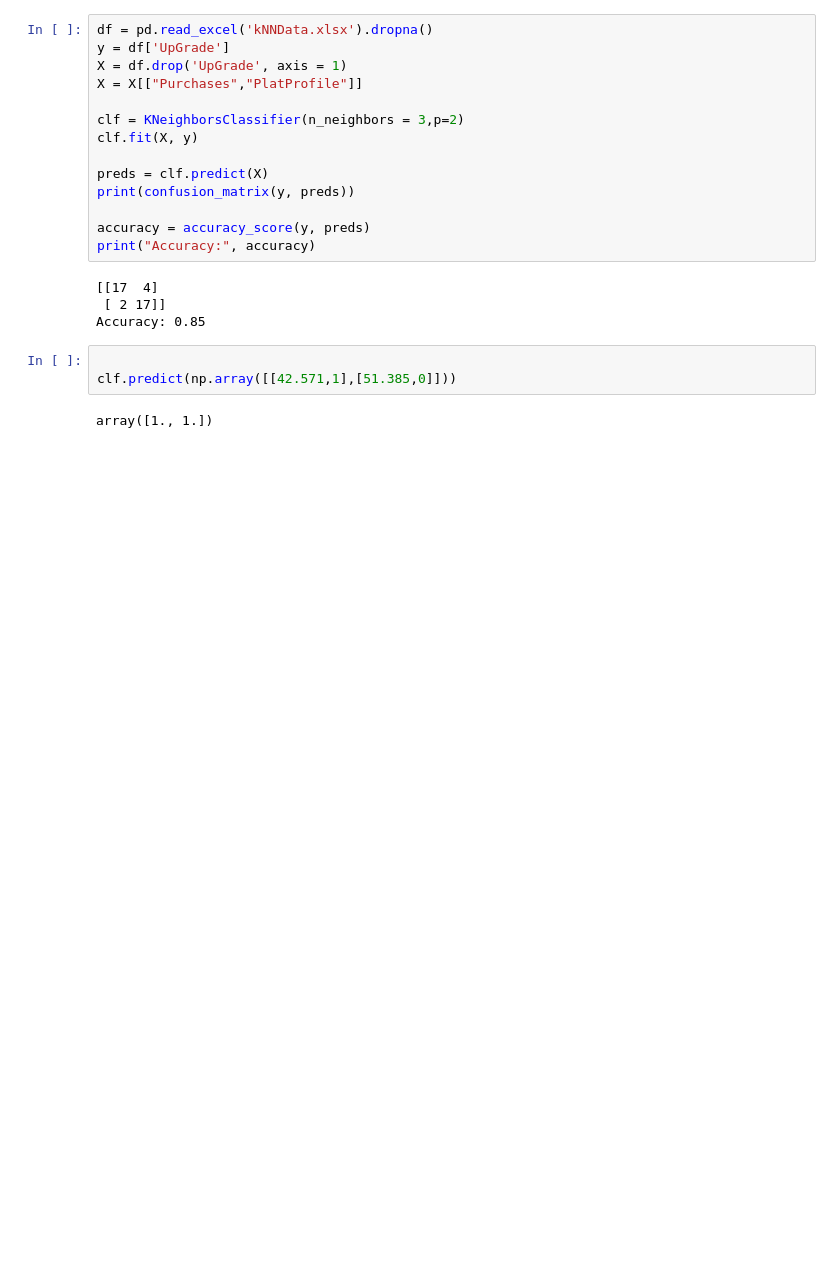
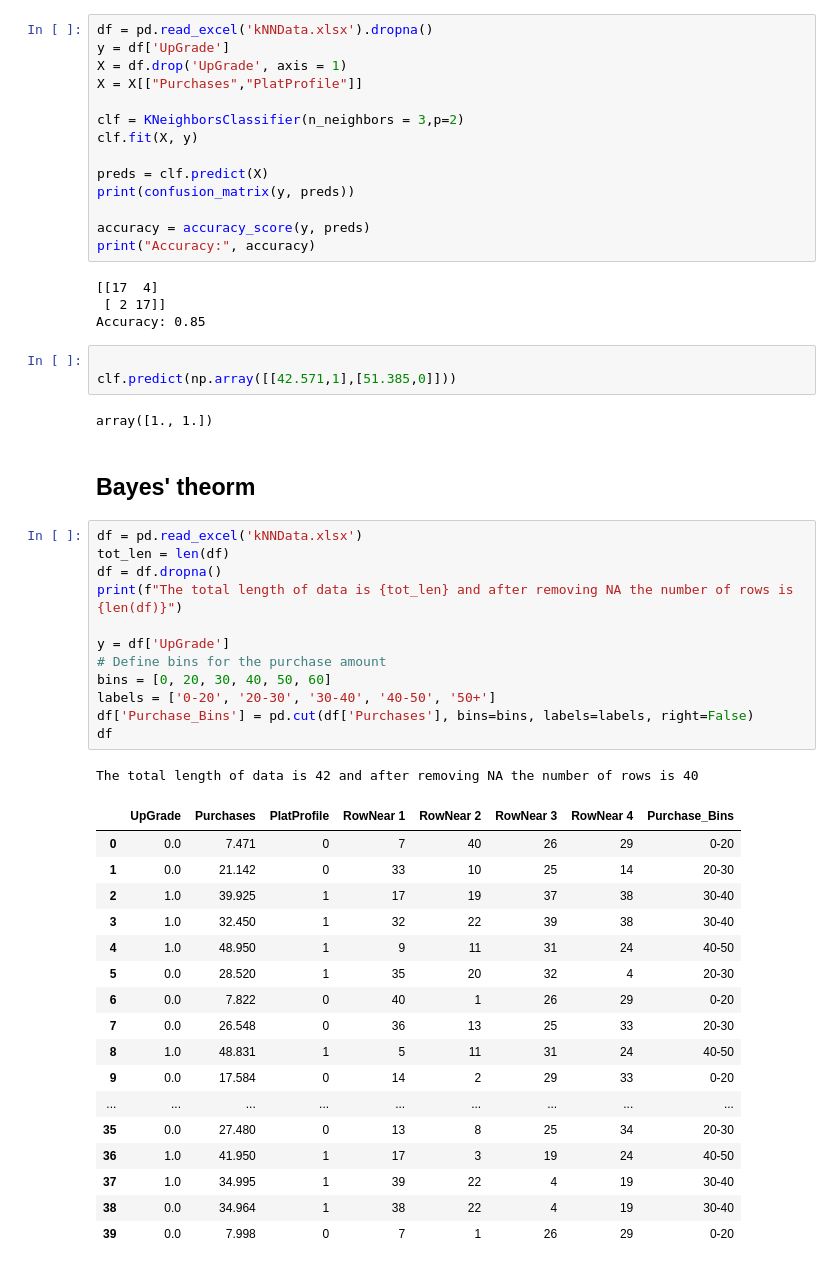
Before and after one commit to adityavyasbme/MachineLearningProjects, a Jupyter notebook: smallProblems/MTH600/kNN.ipynb, the cells around one changed output. Drawn from its saved outputs; the diff is of its cells as text; blank space fills up the shorter version.

Commit message:
added bayes theorm

```diff
--- a/smallProblems/MTH600/kNN.ipynb
+++ b/smallProblems/MTH600/kNN.ipynb
@@ -121,3 +121,36 @@ Accuracy: 0.85
 clf.predict(np.array([[42.571,1],[51.385,0]]))
 # %% [output]
 array([1., 1.])
+# %% [markdown]
+## Bayes' theorm
+# %%
+df = pd.read_excel('kNNData.xlsx')
+tot_len = len(df)
+df = df.dropna()
+print(f"The total length of data is {tot_len} and after removing NA the number of rows is {len(df)}")
+
+y = df['UpGrade']
+# Define bins for the purchase amount
+bins = [0, 20, 30, 40, 50, 60]
+labels = ['0-20', '20-30', '30-40', '40-50', '50+']
+df['Purchase_Bins'] = pd.cut(df['Purchases'], bins=bins, labels=labels, right=False)
+df
+# %% [output]
+The total length of data is 42 and after removing NA the number of rows is 40
+|  | UpGrade | Purchases | PlatProfile | RowNear 1 | RowNear 2 | RowNear 3 | RowNear 4 | Purchase_Bins |
+| 0 | 0.0 | 7.471 | 0 | 7 | 40 | 26 | 29 | 0-20 |
+| 1 | 0.0 | 21.142 | 0 | 33 | 10 | 25 | 14 | 20-30 |
+| 2 | 1.0 | 39.925 | 1 | 17 | 19 | 37 | 38 | 30-40 |
+| 3 | 1.0 | 32.450 | 1 | 32 | 22 | 39 | 38 | 30-40 |
+| 4 | 1.0 | 48.950 | 1 | 9 | 11 | 31 | 24 | 40-50 |
+| 5 | 0.0 | 28.520 | 1 | 35 | 20 | 32 | 4 | 20-30 |
+| 6 | 0.0 | 7.822 | 0 | 40 | 1 | 26 | 29 | 0-20 |
+| 7 | 0.0 | 26.548 | 0 | 36 | 13 | 25 | 33 | 20-30 |
+| 8 | 1.0 | 48.831 | 1 | 5 | 11 | 31 | 24 | 40-50 |
+| 9 | 0.0 | 17.584 | 0 | 14 | 2 | 29 | 33 | 0-20 |
+| ... | ... | ... | ... | ... | ... | ... | ... | ... |
+| 35 | 0.0 | 27.480 | 0 | 13 | 8 | 25 | 34 | 20-30 |
+| 36 | 1.0 | 41.950 | 1 | 17 | 3 | 19 | 24 | 40-50 |
+| 37 | 1.0 | 34.995 | 1 | 39 | 22 | 4 | 19 | 30-40 |
+| 38 | 0.0 | 34.964 | 1 | 38 | 22 | 4 | 19 | 30-40 |
+| 39 | 0.0 | 7.998 | 0 | 7 | 1 | 26 | 29 | 0-20 |
```
Also changed, not shown: parts of 4 cells of this notebook, 1 other file.
